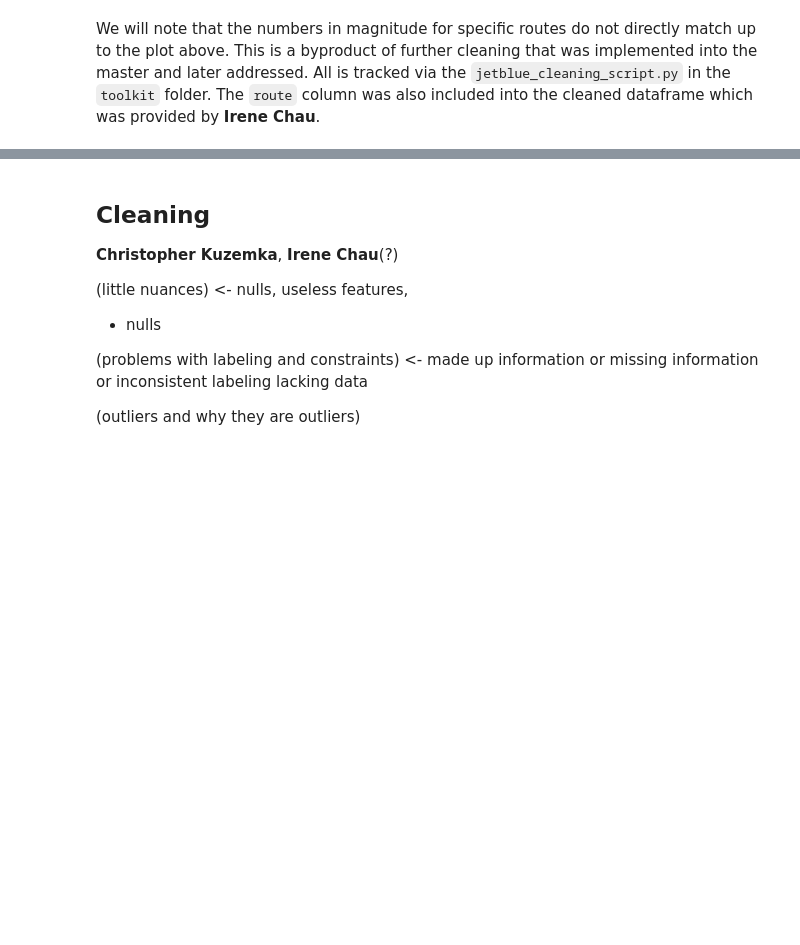
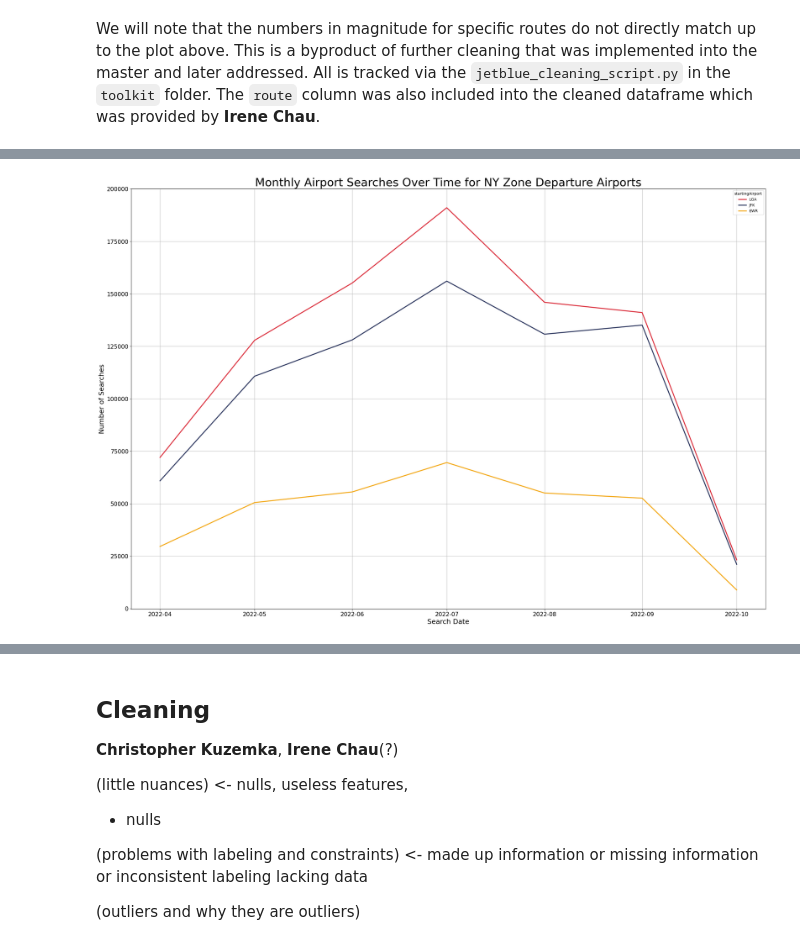
Before and after one commit to chriskuz/intro_to_python_project, a Jupyter notebook: src/master_notebook.ipynb, the cells around one changed output, grey strips where cells are left out. Saved outputs shown, nothing was run; the diff lists cells and outputs as text; code cells hidden in the pictures; blank space fills up the shorter version.

```diff
--- a/src/master_notebook.ipynb
+++ b/src/master_notebook.ipynb
@@ -301,0 +306,65 @@ More people fly into these airports than fly out when comparing the magnitude ch
+# %%
+plot_df = base_df.copy()
+
+# plot_df
+# airport_colors = ["#1f77b4", "#ff7f0e", "#2ca02c"]
+
+airport_colors = ["#db2b39", "#29335c", "#f3a712"]
+departure_filter = ["LGA", "JFK", "EWR"]
+
+
+#We pull the year and month out from here into a tuple represented object
+plot_df["year_month"] = plot_df["searchDate"].apply(lambda x: (x.year, x.month) if x else None)
+
+#we aggregate and group by here off of the year_month
+aggregated_df = plot_df.groupby(["year_month", "startingAirport"], dropna=False).size().reset_index(name="searchCount").sort_values("year_month", ascending=True)
+
+
+#Generate a complete monthly range based on min and max dates
+unique_airports = plot_df["startingAirport"].unique()
+min_date = min(plot_df["searchDate"])
+max_date = max(plot_df["searchDate"])
+
+
+# Create a list of all (year, month) pairs in the range
+full_date_range = []
+
+current_date = min_date.replace(day=1)  # Start at the first of the month
+while current_date <= max_date:
+    full_date_range.append((current_date.year, current_date.month))
+    # Increment by one month
+    if current_date.month == 12:
+        current_date = current_date.replace(year=current_date.year + 1, month=1)
+    else:
+        current_date = current_date.replace(month=current_date.month + 1)
+
+# Ensure all dates and airports have entries in the aggregated DataFrame
+aggregated_df = (
+    aggregated_df.set_index(["year_month", "startingAirport"])
+    .reindex(
+        pd.MultiIndex.from_product(
+            [full_date_range, unique_airports], names=["year_month", "startingAirport"]
+        ),
+        fill_value=0
+    )
+    .reset_index()
+)
+aggregated_df["year_month"] = aggregated_df["year_month"].apply(lambda ym: datetime(ym[0], ym[1], 1))
+# # Display result
+# display(aggregated_df)
+
+
+plt.figure(figsize=(30,20))
+
+sns.lineplot(x=aggregated_df["year_month"], y=aggregated_df["searchCount"], hue=aggregated_df["startingAirport"], hue_order=departure_filter, palette=airport_colors, linewidth=2.5)
+
+
+plt.xticks(fontsize=15)
+plt.yticks(fontsize=15)
+
+plt.xlabel("Search Date", size=18)
+plt.ylabel("Number of Searches", size=18)
+plt.title("Monthly Airport Searches Over Time for NY Zone Departure Airports", size=30)
+plt.grid(axis="both")
+# %% [output]
+[figure, added]
```
Also changed, not shown: parts of 8 cells of this notebook.
